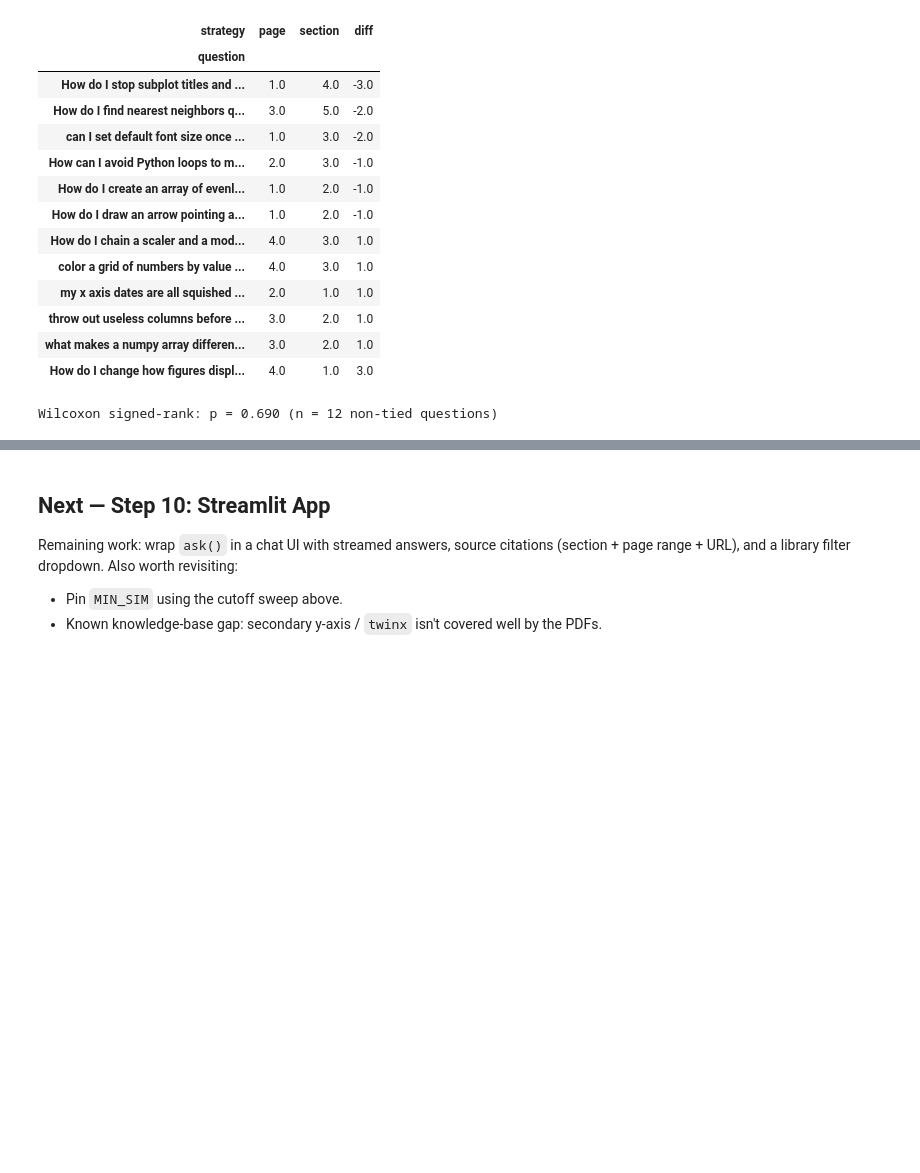
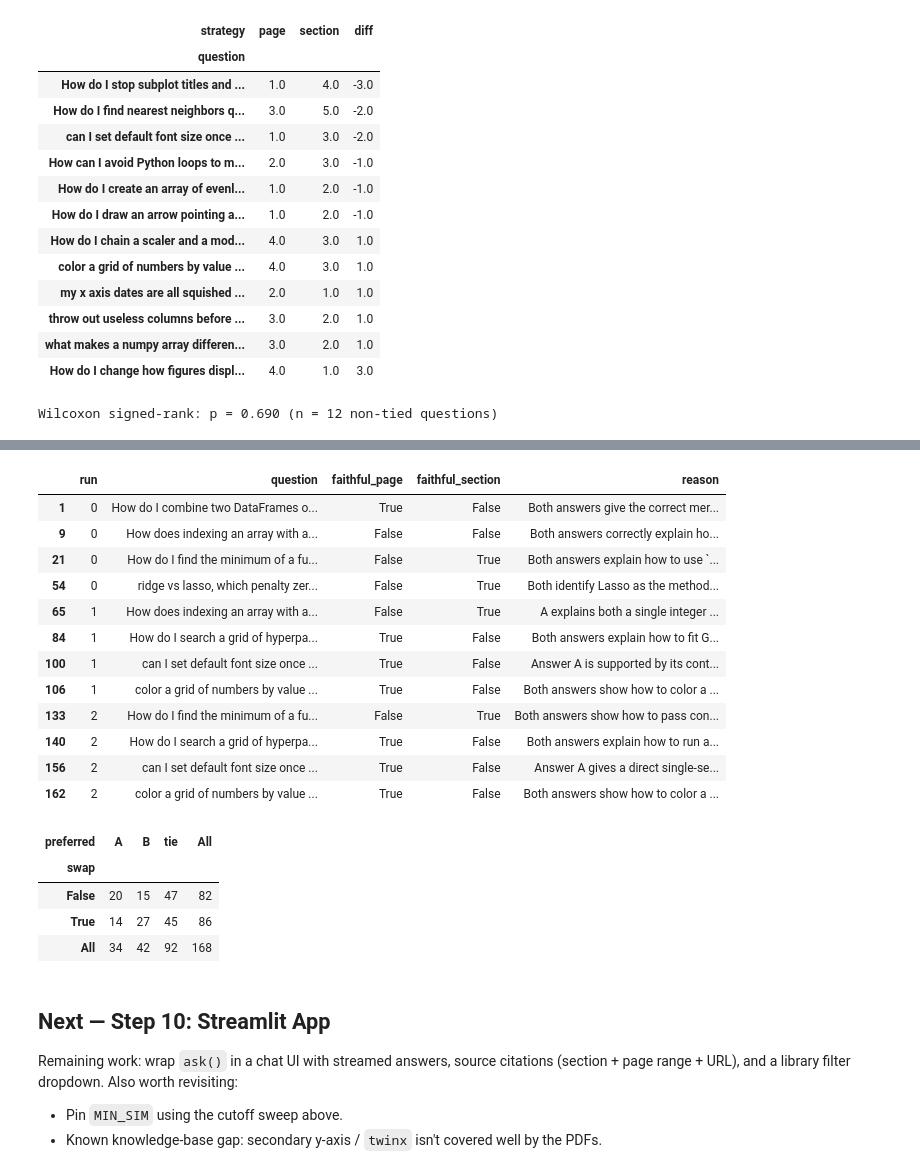
Before and after one commit to MWPerrineJr/llm_engineering-1, a Jupyter notebook: datascience_rag/datascience_rag.ipynb, the cells around one changed output, grey strips where cells are left out. Drawn from its saved outputs; the diff is of its cells as text; code cells hidden in the pictures; blank space fills up the shorter version.

```diff
--- a/datascience_rag/datascience_rag.ipynb
+++ b/datascience_rag/datascience_rag.ipynb
@@ -981,0 +1128,26 @@ Wilcoxon signed-rank: p = 0.690 (n = 12 non-tied questions)
+# %%
+# --- Step 9d-3: judge, then score ---
+from scipy.stats import binomtest
+
+judged = pd.concat([judged] + [judge_run(r) for r in (1, 2)], ignore_index=True)  # start with 1 run; change to range(3) once it looks right
+
+# 1. Who wins? (majority across runs per question; split votes -> tie)
+maj = judged.groupby("question").winner.agg(lambda s: s.mode()[0] if s.mode().size == 1 else "tie")
+counts = maj.value_counts(); print(counts.to_string())
+n = counts.get("page", 0) + counts.get("section", 0)
+if n:
+    print(f"Sign test, ties dropped: p = {binomtest(counts.get('section', 0), n).pvalue:.3f} (n = {n})")
+
+# 2. Quality
+display(judged[["faithful_page", "faithful_section", "complete_page", "complete_section"]].mean().round(3))
+
+# 3. Judge sanity checks
+print("Position bias, share preferring A (≈ share preferring B means no bias):",
+      judged.preferred.value_counts(normalize=True).round(3).to_dict())
+if judged.run.nunique() > 1:
+    print("Same winner in every run:", (judged.groupby("question").winner.nunique() == 1).mean().round(3))
+
+# 4. Cost / quality per dollar
+c = gen.groupby("strategy").cost.sum()
+print(f"Answer cost per strategy: {c.round(4).to_dict()} | judge cost: ${judged.judge_cost.sum():.3f}")
+display(judged.query("winner != 'tie'")[["question", "winner", "reason"]])   # read these: the judge's reasons
@@ -981,0 +1181,27 @@ Wilcoxon signed-rank: p = 0.690 (n = 12 non-tied questions)
+# %%
+# --- Step 9d-4: inspect the judge ===
+pd.set_option("display.max_colwidth", None)
+# Unfaithful answers: the most important failures, more than wins
+display(judged.loc[~judged.faithful_page | ~judged.faithful_section,
+                   ['run', 'question', 'faithful_page', 'faithful_section', 'reason']])
+# Position bias: does the winner follow the strategy or the slot?
+display(pd.crosstab(judged.swap, judged.preferred, margins=True))
+# %% [output]
+|  | run | question | faithful_page | faithful_section | reason |
+| 1 | 0 | How do I combine two DataFrames o... | True | False | Both answers give the correct mer... |
+| 9 | 0 | How does indexing an array with a... | False | False | Both answers correctly explain ho... |
+| 21 | 0 | How do I find the minimum of a fu... | False | True | Both answers explain how to use `... |
+| 54 | 0 | ridge vs lasso, which penalty zer... | False | True | Both identify Lasso as the method... |
+| 65 | 1 | How does indexing an array with a... | False | True | A explains both a single integer ... |
+| 84 | 1 | How do I search a grid of hyperpa... | True | False | Both answers explain how to fit G... |
+| 100 | 1 | can I set default font size once ... | True | False | Answer A is supported by its cont... |
+| 106 | 1 | color a grid of numbers by value ... | True | False | Both answers show how to color a ... |
+| 133 | 2 | How do I find the minimum of a fu... | False | True | Both answers show how to pass con... |
+| 140 | 2 | How do I search a grid of hyperpa... | True | False | Both answers explain how to run a... |
+| 156 | 2 | can I set default font size once ... | True | False | Answer A gives a direct single-se... |
+| 162 | 2 | color a grid of numbers by value ... | True | False | Both answers show how to color a ... |
+| preferred | A | B | tie | All |
+| swap |  |  |  |  |
+| False | 20 | 15 | 47 | 82 |
+| True | 14 | 27 | 45 | 86 |
+| All | 34 | 42 | 92 | 168 |
```
Also changed, not shown: parts of 9 cells of this notebook, 3 other files.
